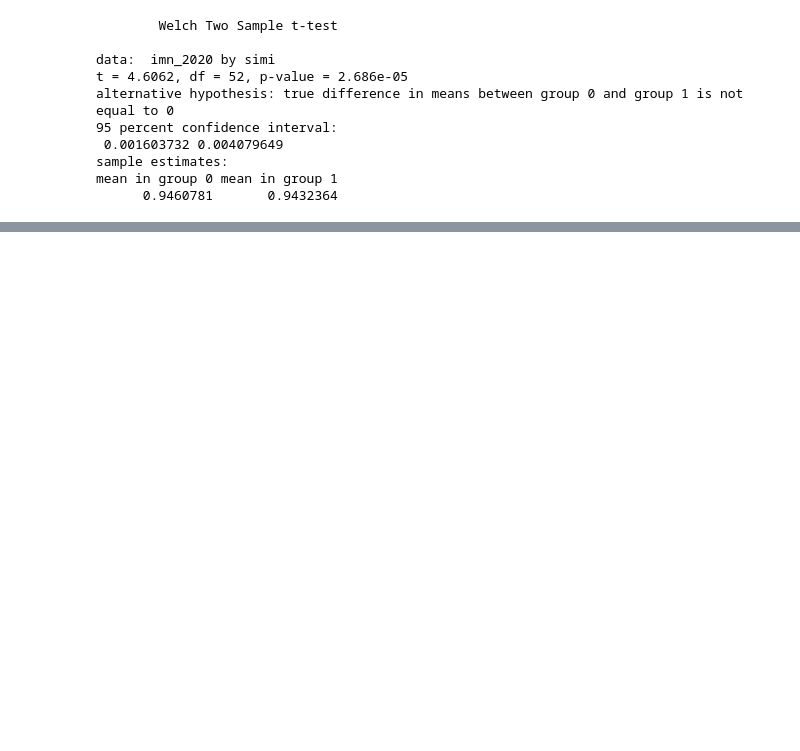
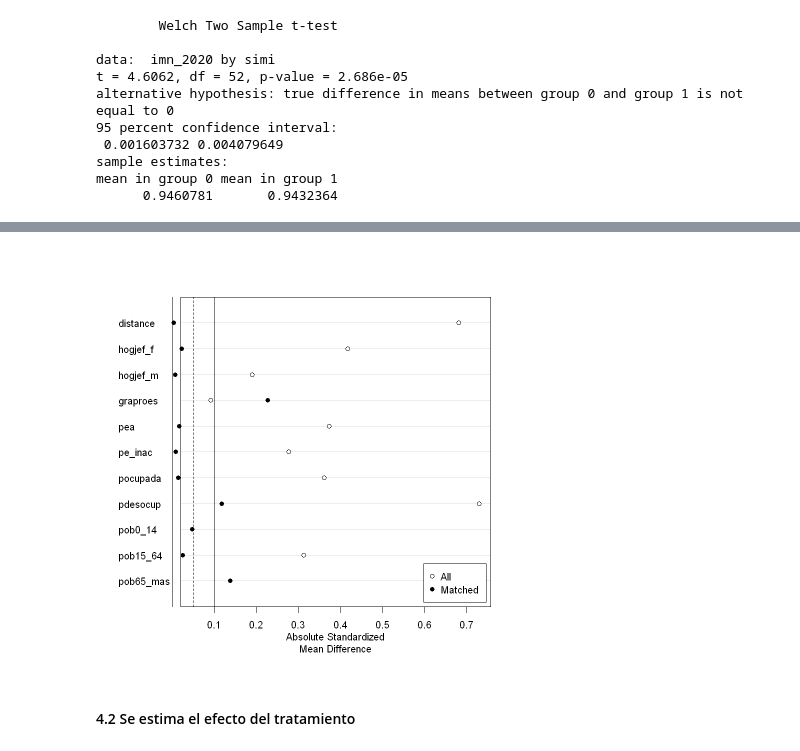
Before and after one commit to claudiodanielpc/proyecto_simi, a Jupyter notebook: scripts/propensity_score.ipynb, the cells around one changed output, grey strips where cells are left out. Saved outputs shown, nothing was run; the diff lists cells and outputs as text; code cells hidden in the pictures; blank space fills up the shorter version.

Commit message:
Se incorpora logit

```diff
--- a/scripts/propensity_score.ipynb
+++ b/scripts/propensity_score.ipynb
@@ -215,0 +217,4 @@ mean in group 0 mean in group 1
+# %%
+modelo_logit<-glm(var_modelo,
+                        data=datos_colonias,family=binomial(link="logit"))
+summary(modelo_logit)
@@ -215,0 +241,8 @@ mean in group 0 mean in group 1
+# %%
+prs_df <- data.frame(pr_score = predict(modelo_logit, type = "response"),
+                     simi = datos_colonias$simi)
+# %%
+matchit_out <- matchit(var_modelo,
+                       data = datos_colonias, method = "nearest", distance = prs_df$pr_score)
+matchit_out
+summary(matchit_out)
@@ -215,0 +301,6 @@ mean in group 0 mean in group 1
+# %%
+plot(summary(matchit_out))
+# %% [output]
+[figure, added]
+# %% [markdown]
+#### 4.2 Se estima el efecto del tratamiento
```
Also changed, not shown: parts of 10 cells of this notebook.
